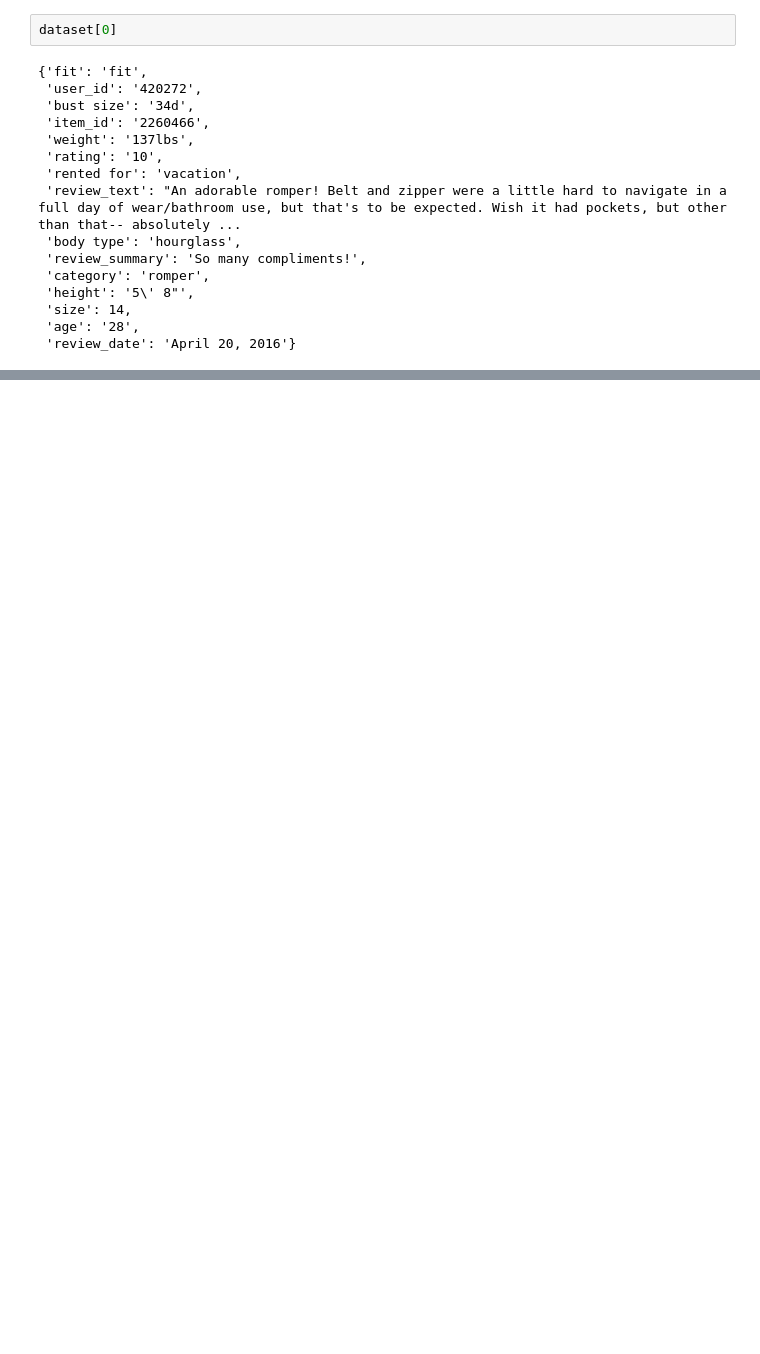
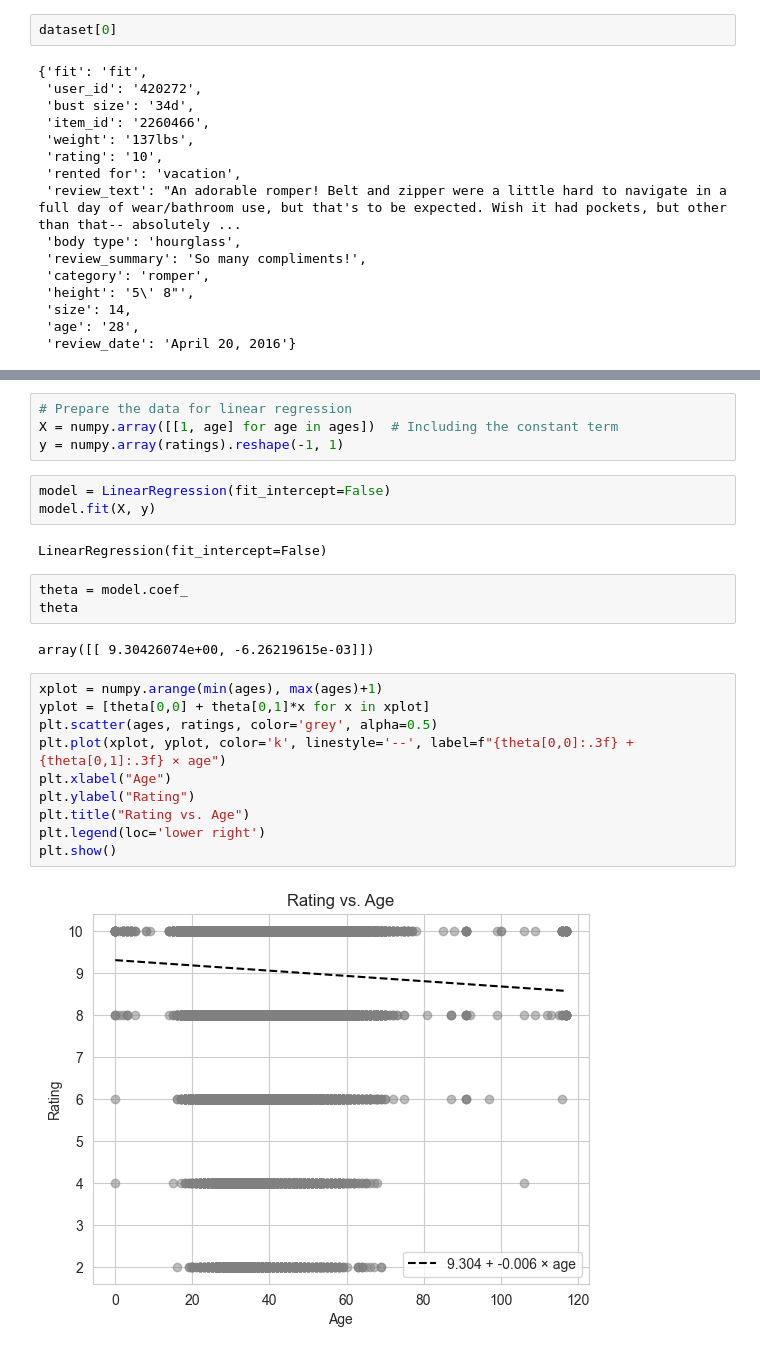
Before and after one commit to CSE-158-As2/Assignment-2, a Jupyter notebook: assignment2.ipynb, the cells around one changed output, grey strips where cells are left out. Saved outputs shown, nothing was run; the diff lists cells and outputs as text; blank space fills up the shorter version.

```diff
--- a/assignment2.ipynb
+++ b/assignment2.ipynb
@@ -49,0 +57,26 @@ Y = [d['rating'] for d in dataset]
+# %%
+# Prepare the data for linear regression
+X = numpy.array([[1, age] for age in ages])  # Including the constant term
+y = numpy.array(ratings).reshape(-1, 1)
+# %%
+model = LinearRegression(fit_intercept=False)
+model.fit(X, y)
+# %% [output]
+LinearRegression(fit_intercept=False)
+# %%
+theta = model.coef_
+theta
+# %% [output]
+array([[ 9.30426074e+00, -6.26219615e-03]])
+# %%
+xplot = numpy.arange(min(ages), max(ages)+1)
+yplot = [theta[0,0] + theta[0,1]*x for x in xplot]
+plt.scatter(ages, ratings, color='grey', alpha=0.5)
+plt.plot(xplot, yplot, color='k', linestyle='--', label=f"{theta[0,0]:.3f} + {theta[0,1]:.3f} × age")
+plt.xlabel("Age")
+plt.ylabel("Rating")
+plt.title("Rating vs. Age")
+plt.legend(loc='lower right')
+plt.show()
+# %% [output]
+[figure, added]
```
Also changed, not shown: parts of 18 cells of this notebook, 2 other files.
